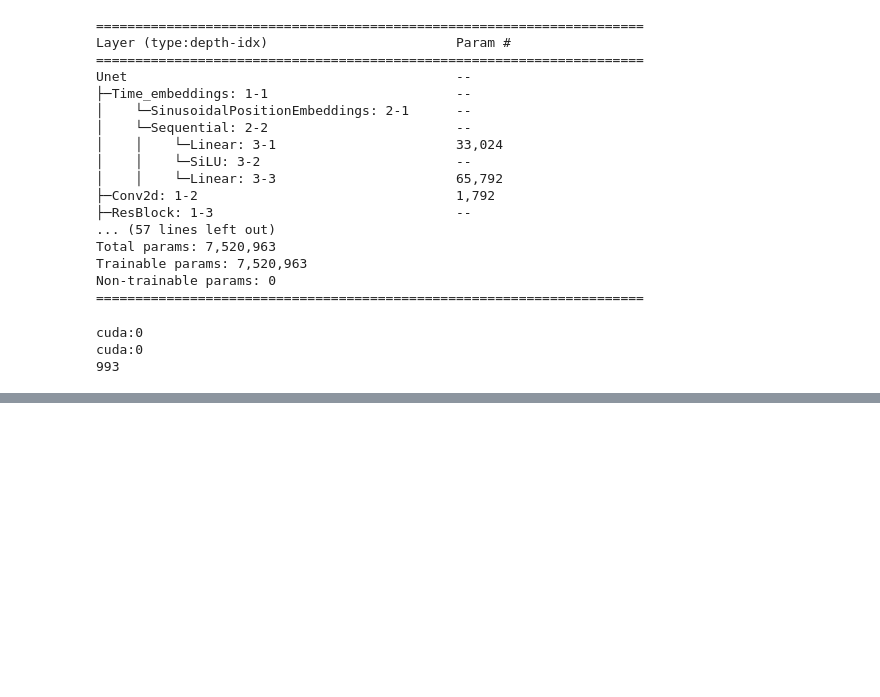
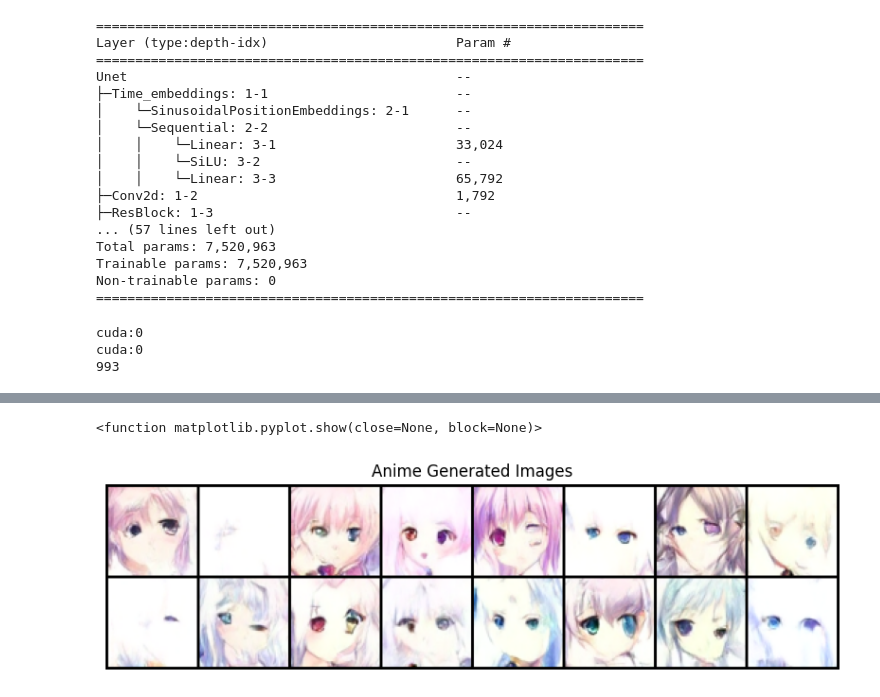
Before and after one commit to adityachaubeycode/Anime_face_generator, a Jupyter notebook: Anime_face_generator.ipynb, the cells around one changed output, grey strips where cells are left out. Saved outputs shown, nothing was run; the diff lists cells and outputs as text; code cells hidden in the pictures; blank space fills up the shorter version.

Commit message:
Train model for 10 epoch s

```diff
--- a/Anime_face_generator.ipynb
+++ b/Anime_face_generator.ipynb
@@ -291,7 +291,7 @@ cuda:0
 
 from torch.cuda.amp import GradScaler, autocast
 scaler = torch.amp.GradScaler('cuda')
-epochs = 1
+epochs = 10
 best_loss = float('inf')
 loss_history=[]
 start_time = timer()
@@ -317,8 +317,8 @@ for epoch in tqdm(range(epochs)):
         scaler.update()
         optimizer.zero_grad()
         train_loss += loss.item()
-        loss_history.append(train_loss)
 
+    loss_history.append(train_loss)
     train_loss = train_loss / len(anime_dataloader)
     print(f' Avg loss :{train_loss:.4f}')
 
@@ -330,7 +330,7 @@ for epoch in tqdm(range(epochs)):
             'optimizer_state_dict':optimizer.state_dict(),
             'loss':best_loss,
         }, '/kaggle/working/best_checkpoint.pth')
-        print(f' Model saved at epoch :{epoch} | Current best loss:{bets_loss:.4f}')
+        print(f' Model saved at epoch :{epoch} | Current best loss:{best_loss:.4f}')
 
 end_time = timer()
 print_total_time = total_train_time(start=start_time, end=end_time, device=device)
@@ -341,0 +355,37 @@ print_total_time = total_train_time(start=start_time, end=end_time, device=devic
+# %%
+#Sampling loop
+sqrt_recip_alphas = torch.sqrt(1.0 / alphas).to(device)
+sqrt_one_minus_alphas_cumprod = torch.sqrt(1. - alphas_cumprod).to(device)
+posterior_variance = betas.to(device)
+
+@torch.no_grad()
+def sample(model , image_size, batch_size=16, colour_channels=3):
+
+    model.eval()
+    img = torch.randn(batch_size, colour_channels, image_size, image_size).to(device)
+
+    for t_step in reversed(range(0, T)):
+        t_tensor = torch.full((batch_size,), t_step, dtype=torch.long, device=device)
+        pred_noise = model(img, t_tensor)
+        img = sqrt_recip_alphas[t_step] * (
+            img - (betas[t_step] / sqrt_one_minus_alphas_cumprod[t_step]) * pred_noise
+        )
+        if t_step > 0:
+            z = torch.randn_like(img)
+            img = img + torch.sqrt(posterior_variance[t_step]) * z
+
+    return img
+# %%
+#Images generated by the model
+
+generate = sample(model , image_size=64, batch_size=16)
+generate = (generate.clamp(-1,1) +1)/2
+
+plt.figure(figsize=(10,10))
+plt.axis('off')
+plt.title('Anime Generated Images')
+plt.imshow(np.transpose(vutils.make_grid(generate.cpu(), padding=2, normalize=True).numpy(), (1,2,0)))
+plt.show
+# %% [output]
+<function matplotlib.pyplot.show(close=None, block=None)>
+[figure, added]
```
Also changed, not shown: parts of 2 cells of this notebook.
